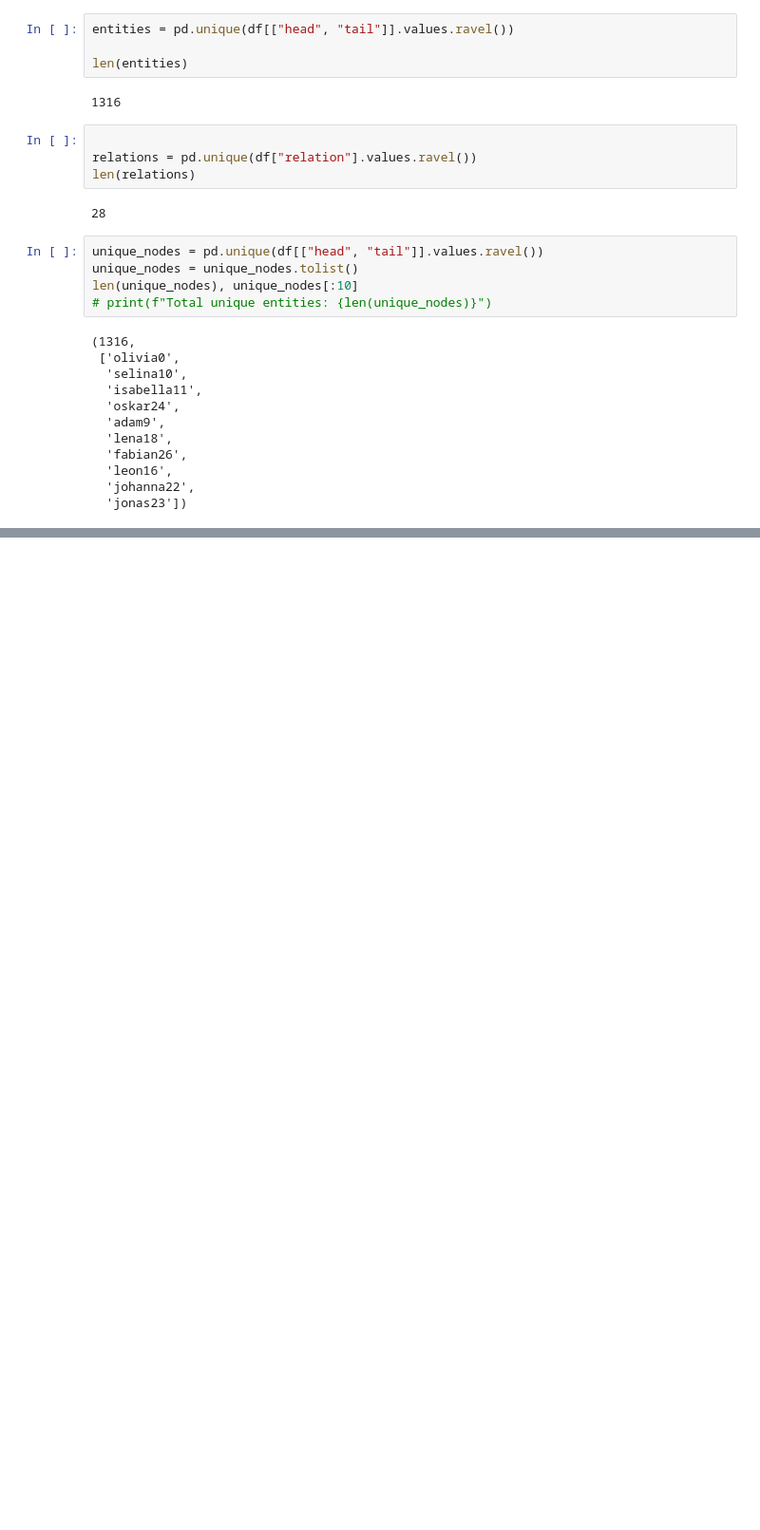
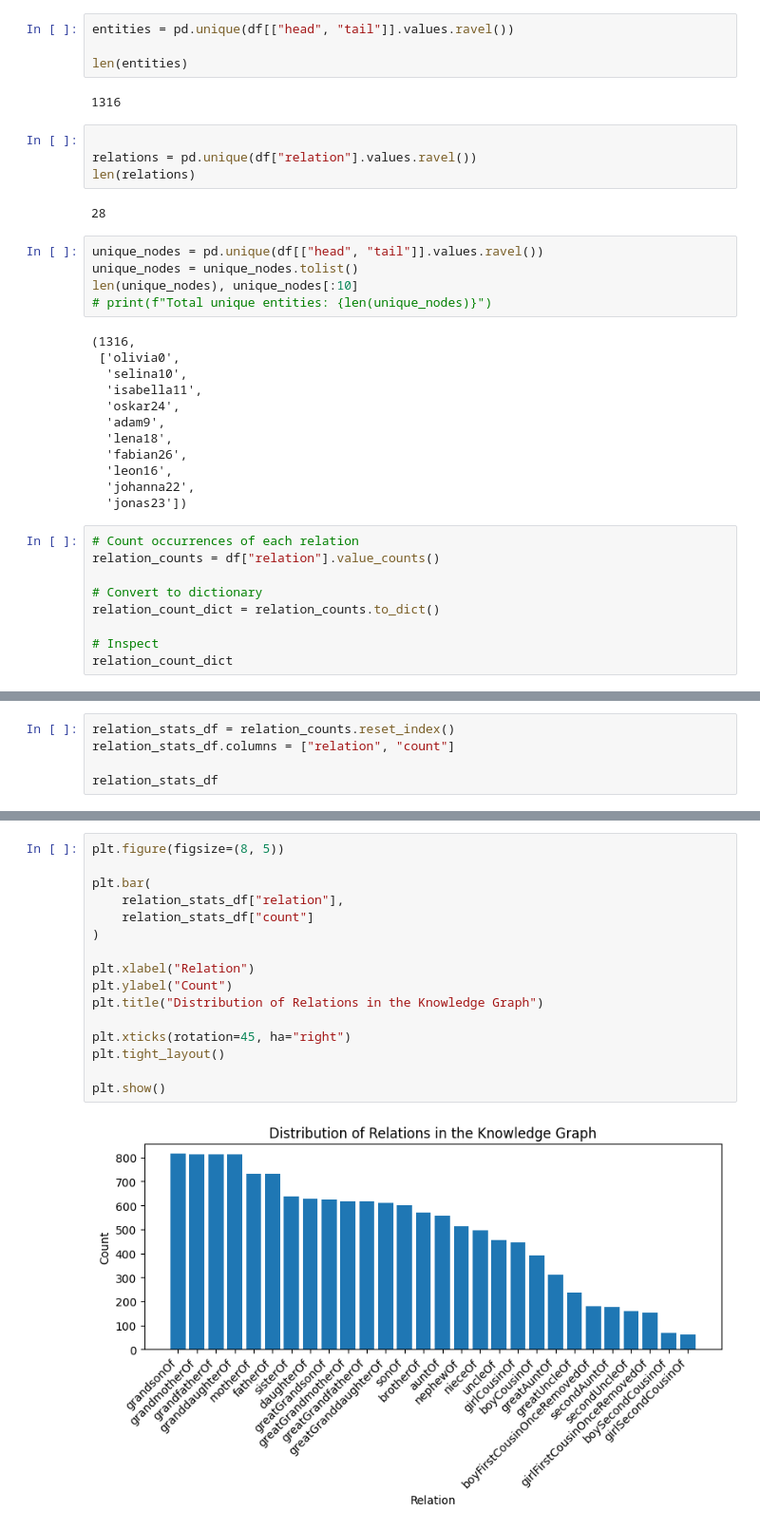
Before and after one commit to phanindragollapalli/A-Study-on-MetaFam-Knowledge-Graph, a Jupyter notebook: scripts/task-1.ipynb, the cells around one changed output, grey strips where cells are left out. Shown at 95% size. Saved outputs shown, nothing was run; the diff lists cells and outputs as text; blank space fills up the shorter version.

Commit message:
parsed the dataset into dfs and graph

```diff
--- a/scripts/task-1.ipynb
+++ b/scripts/task-1.ipynb
@@ -59,3 +58,12 @@ len(unique_nodes), unique_nodes[:10]
   'leon16',
   'johanna22',
   'jonas23'])
+# %%
+# Count occurrences of each relation
+relation_counts = df["relation"].value_counts()
+
+# Convert to dictionary
+relation_count_dict = relation_counts.to_dict()
+
+# Inspect
+relation_count_dict
@@ -61,0 +88,5 @@ len(unique_nodes), unique_nodes[:10]
+# %%
+relation_stats_df = relation_counts.reset_index()
+relation_stats_df.columns = ["relation", "count"]
+
+relation_stats_df
@@ -61,0 +119,18 @@ len(unique_nodes), unique_nodes[:10]
+# %%
+plt.figure(figsize=(8, 5))
+
+plt.bar(
+    relation_stats_df["relation"],
+    relation_stats_df["count"]
+)
+
+plt.xlabel("Relation")
+plt.ylabel("Count")
+plt.title("Distribution of Relations in the Knowledge Graph")
+
+plt.xticks(rotation=45, ha="right")
+plt.tight_layout()
+
+plt.show()
+# %% [output]
+[figure, added]
```
Also changed, not shown: parts of 6 cells of this notebook, 1 other file.
